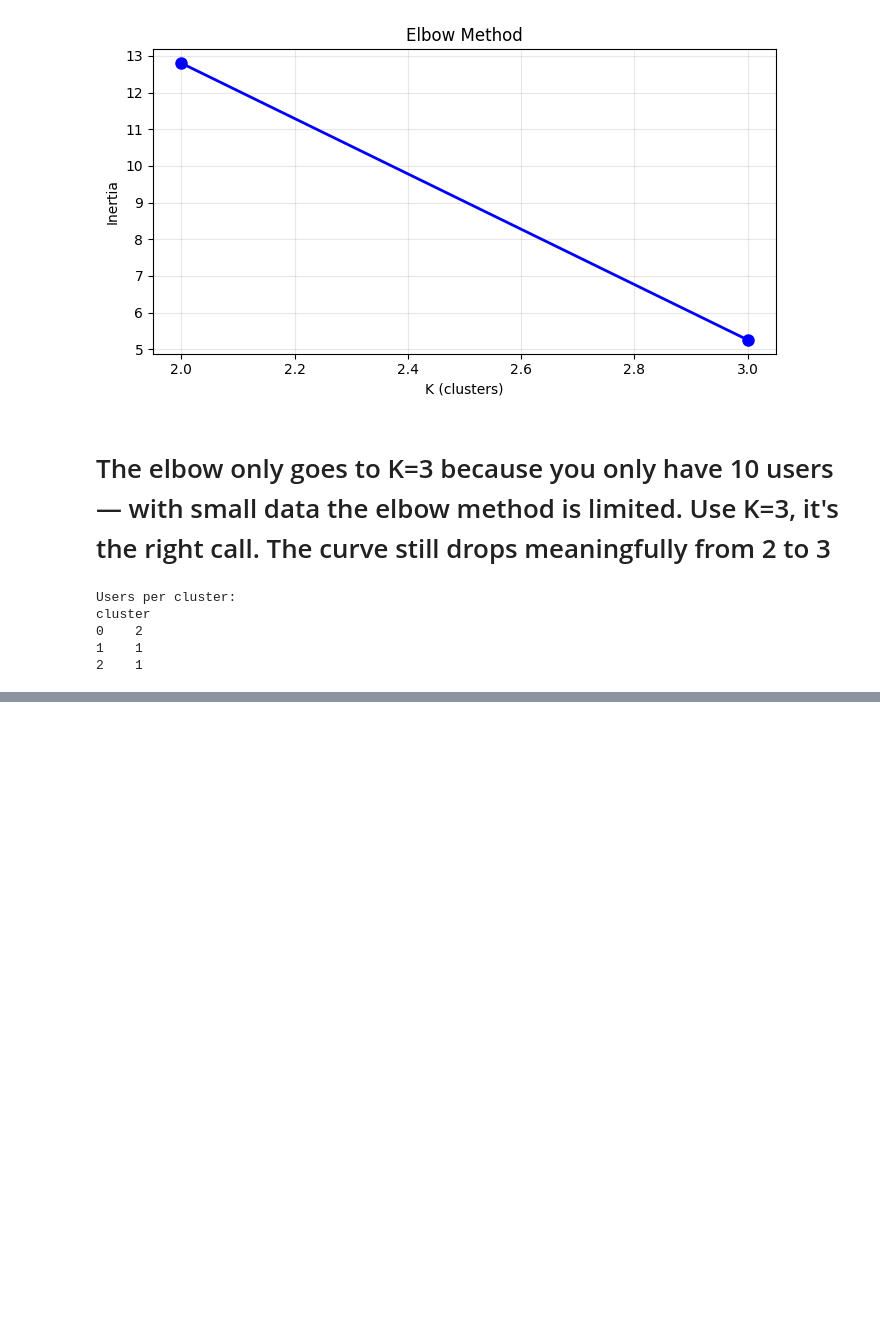
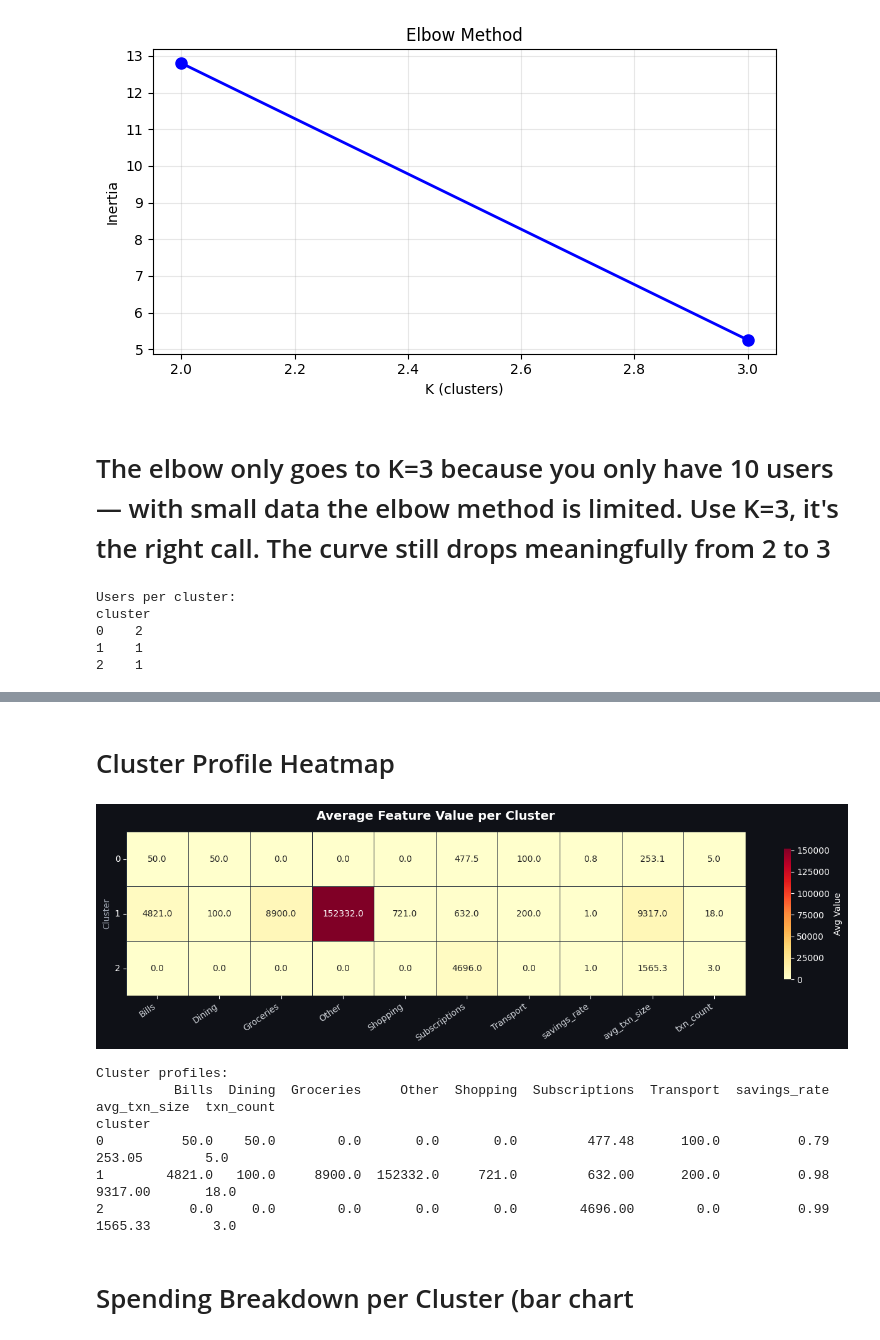
Before and after one commit to moeageli22/FinScope-Ai, a Jupyter notebook: ai-service/notebooks/FinscopeAI.ipynb, the cells around one changed output, grey strips where cells are left out. Cells and saved outputs as stored; diff of their text form; code cells hidden in the pictures; blank space fills up the shorter version.

```diff
--- a/ai-service/notebooks/FinscopeAI.ipynb
+++ b/ai-service/notebooks/FinscopeAI.ipynb
@@ -220,0 +258,45 @@ cluster
+# %% [markdown]
+# Cluster Profile Heatmap
+# %%
+profile_cols = list(cat_pivot.columns) + ["savings_rate", "avg_txn_size", "txn_count"]
+cluster_profiles = user_features.groupby("cluster")[profile_cols].mean().round(2)
+
+BG = "#0f1117"
+fig, ax = plt.subplots(figsize=(13, 4))
+fig.patch.set_facecolor(BG)
+ax.set_facecolor(BG)
+
+sns.heatmap(
+    cluster_profiles,
+    annot=True, fmt=".1f", cmap="YlOrRd",
+    linewidths=0.5, linecolor="#1f2937",
+    ax=ax,
+    cbar_kws={"label": "Avg Value", "shrink": 0.8}
+)
+
+ax.set_title("Average Feature Value per Cluster", fontsize=14,
+             fontweight="bold", color="white", pad=14)
+ax.set_ylabel("Cluster", color="#9ca3af")
+ax.set_xlabel("")
+ax.tick_params(colors="white", labelsize=10)
+plt.setp(ax.get_xticklabels(), rotation=35, ha="right", color="#d1d5db")
+plt.setp(ax.get_yticklabels(), rotation=0, color="white")
+ax.collections[0].colorbar.ax.tick_params(colors="white")
+ax.collections[0].colorbar.ax.yaxis.label.set_color("white")
+plt.tight_layout()
+plt.show()
+
+print("\nCluster profiles:")
+print(cluster_profiles.to_string())
+
+# git commit -m "feat(ml): cluster heatmap showing avg spend per category per user segment"
+# %% [output]
+[figure, added]
+Cluster profiles:
+          Bills  Dining  Groceries     Other  Shopping  Subscriptions  Transport  savings_rate  avg_txn_size  txn_count
+cluster
+0          50.0    50.0        0.0       0.0       0.0         477.48      100.0          0.79        253.05        5.0
+1        4821.0   100.0     8900.0  152332.0     721.0         632.00      200.0          0.98       9317.00       18.0
+2           0.0     0.0        0.0       0.0       0.0        4696.00        0.0          0.99       1565.33        3.0
+# %% [markdown]
+# Spending Breakdown per Cluster (bar chart
```
Also changed, not shown: parts of 2 cells of this notebook.
